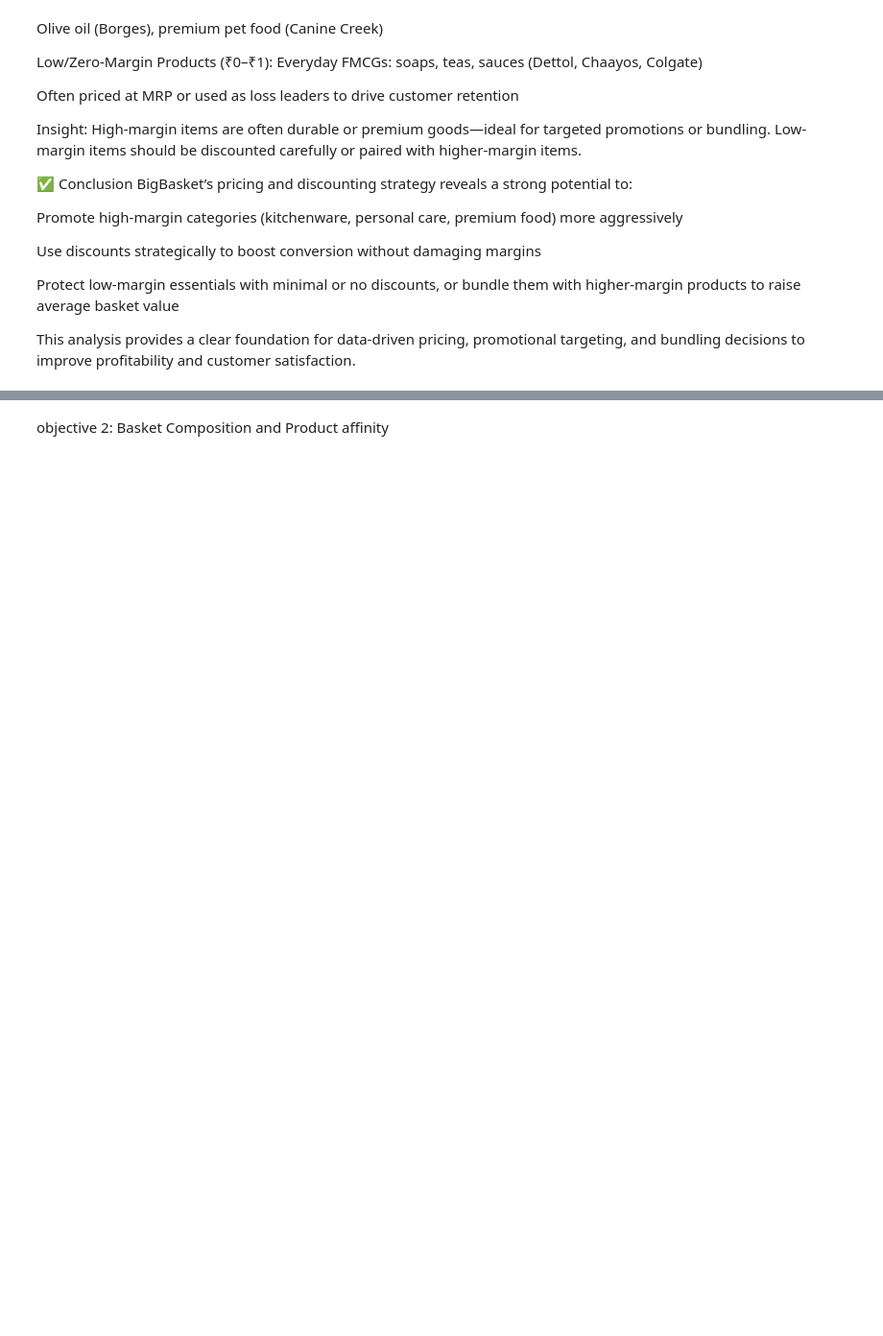
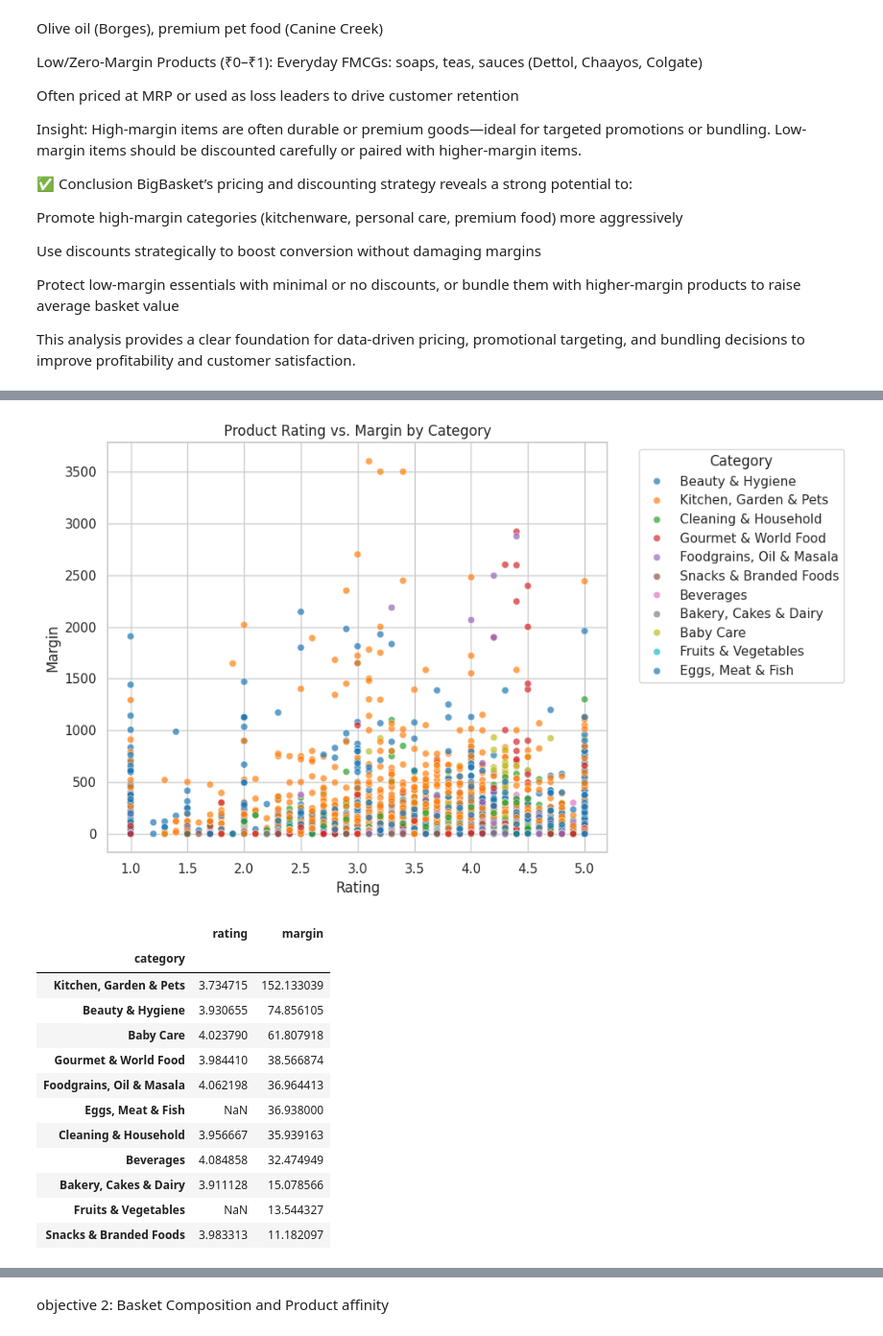
Before and after one commit to AthiraBinod-19/Business-Analytics, a Jupyter notebook: Datacleaning.ipynb, the cells around one changed output, grey strips where cells are left out. Shown at 96% size. Saved outputs shown, nothing was run; the diff lists cells and outputs as text; code cells hidden in the pictures; blank space fills up the shorter version.

```diff
--- a/Datacleaning.ipynb
+++ b/Datacleaning.ipynb
@@ -725,0 +853,26 @@ This analysis provides a clear foundation for data-driven pricing, promotional t
+# %%
+# 4. Scatter Plot: Rating vs. Margin by Category
+plt.figure(figsize=(10, 6))
+sns.scatterplot(data=df, x='rating', y='margin', hue='category', palette='tab10', alpha=0.7)
+plt.title('Product Rating vs. Margin by Category')
+plt.xlabel('Rating')
+plt.ylabel('Margin')
+plt.legend(title='Category', bbox_to_anchor=(1.05, 1), loc='upper left')
+plt.tight_layout()
+plt.show()
+df.groupby('category')[['rating', 'margin']].mean().sort_values(by='margin', ascending=False)
+# %% [output]
+[figure, added]
+|  | rating | margin |
+| category |  |  |
+| Kitchen, Garden & Pets | 3.734715 | 152.133039 |
+| Beauty & Hygiene | 3.930655 | 74.856105 |
+| Baby Care | 4.023790 | 61.807918 |
+| Gourmet & World Food | 3.984410 | 38.566874 |
+| Foodgrains, Oil & Masala | 4.062198 | 36.964413 |
+| Eggs, Meat & Fish | NaN | 36.938000 |
+| Cleaning & Household | 3.956667 | 35.939163 |
+| Beverages | 4.084858 | 32.474949 |
+| Bakery, Cakes & Dairy | 3.911128 | 15.078566 |
+| Fruits & Vegetables | NaN | 13.544327 |
+| Snacks & Branded Foods | 3.983313 | 11.182097 |
```
Also changed, not shown: parts of 13 cells of this notebook.
